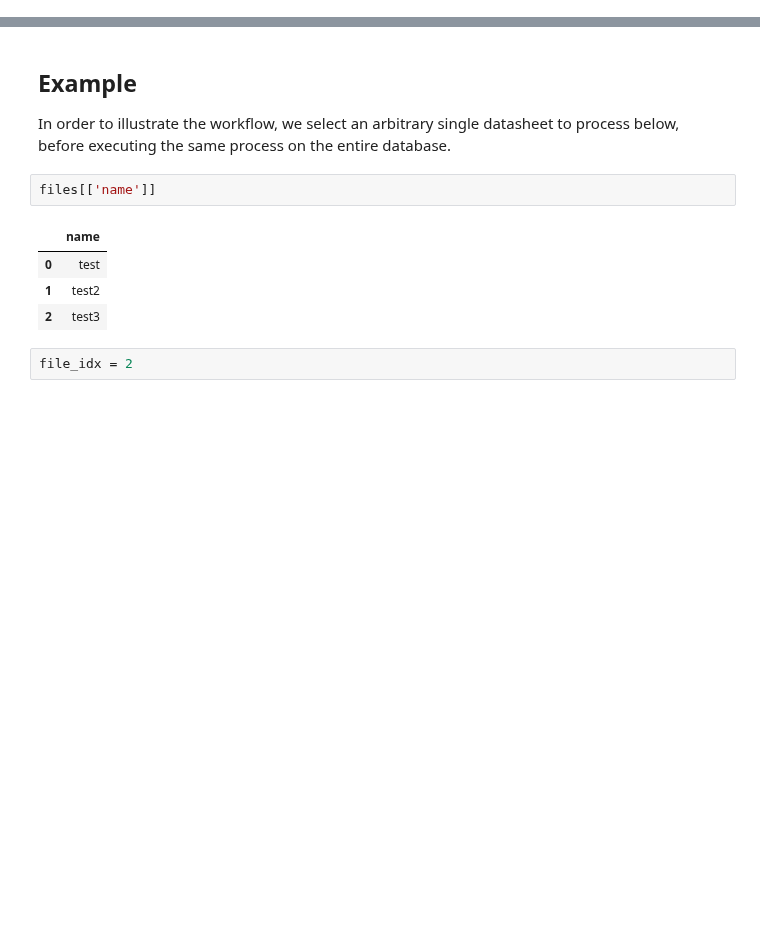
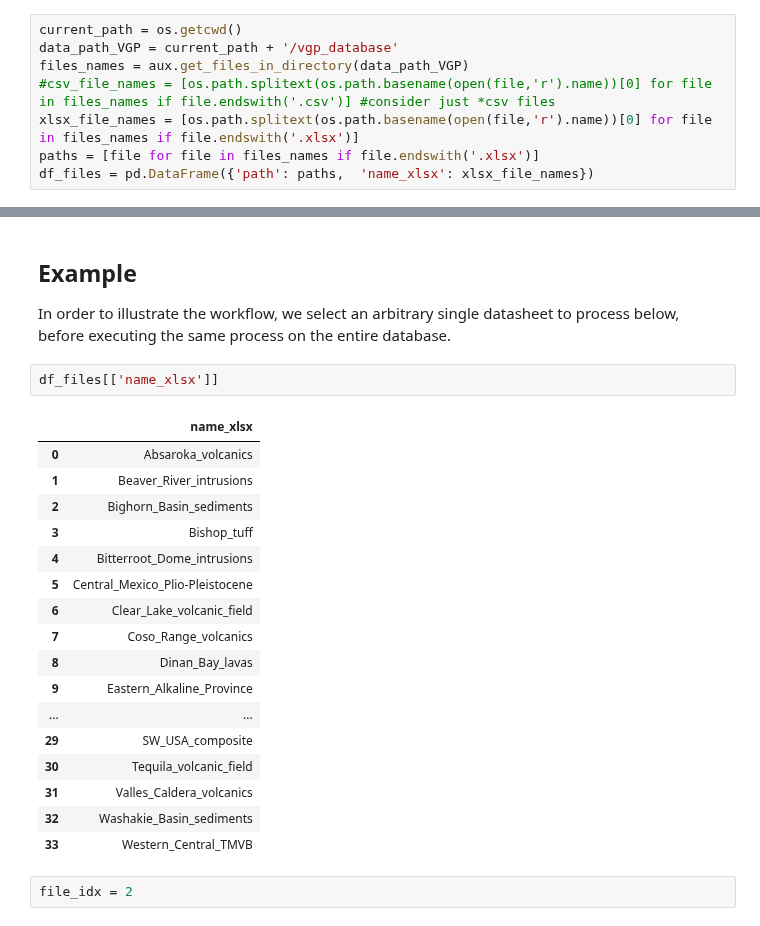
Before and after one commit to bramvaes/Young_CEED_2.0, a Jupyter notebook: build_compilation.ipynb, the cells around one changed output, grey strips where cells are left out. Drawn from its saved outputs; the diff is of its cells as text; blank space fills up the shorter version.

Commit message:
added latest vgp database files and updated auxiliary script and build_compilation notebook according to tests with these latest datasheets.

```diff
--- a/build_compilation.ipynb
+++ b/build_compilation.ipynb
@@ -22,3 +16,11 @@ files = pd.DataFrame({'path': paths, 'name': csv_file_names})
+# %%
+current_path = os.getcwd()
+data_path_VGP = current_path + '/vgp_database'
+files_names = aux.get_files_in_directory(data_path_VGP)
+#csv_file_names = [os.path.splitext(os.path.basename(open(file,'r').name))[0] for file in files_names if file.endswith('.csv')] #consider just *csv files
+xlsx_file_names = [os.path.splitext(os.path.basename(open(file,'r').name))[0] for file in files_names if file.endswith('.xlsx')]
+paths = [file for file in files_names if file.endswith('.xlsx')]
+df_files = pd.DataFrame({'path': paths,  'name_xlsx': xlsx_file_names})
 # %% [markdown]
 ### Set data inclusion criteria
 Specify the inclusion criteria to be used in the data-selection. If author_selection is set=1, all other criteria will be ignored. Setting values other than 'None' for the remaining criteria allow them to be homogenized across studies.
@@ -82,12 +84,25 @@ synch_cntr = 0  # counter for synchronous unit references
 ## Example
 In order to illustrate the workflow, we select an arbitrary single datasheet to process below, before executing the same process on the entire database.
 # %%
-files[['name']]
+df_files[['name_xlsx']]
 # %% [output]
-|  | name |
-| 0 | test |
-| 1 | test2 |
-| 2 | test3 |
+|  | name_xlsx |
+| 0 | Absaroka_volcanics |
+| 1 | Beaver_River_intrusions |
+| 2 | Bighorn_Basin_sediments |
+| 3 | Bishop_tuff |
+| 4 | Bitterroot_Dome_intrusions |
+| 5 | Central_Mexico_Plio-Pleistocene |
+| 6 | Clear_Lake_volcanic_field |
+| 7 | Coso_Range_volcanics |
+| 8 | Dinan_Bay_lavas |
+| 9 | Eastern_Alkaline_Province |
+| ... | ... |
+| 29 | SW_USA_composite |
+| 30 | Tequila_volcanic_field |
+| 31 | Valles_Caldera_volcanics |
+| 32 | Washakie_Basin_sediments |
+| 33 | Western_Central_TMVB |
 # %%
 file_idx = 2
 # %% [markdown]
```
Also changed, not shown: parts of 13 cells of this notebook, 35 other files.
